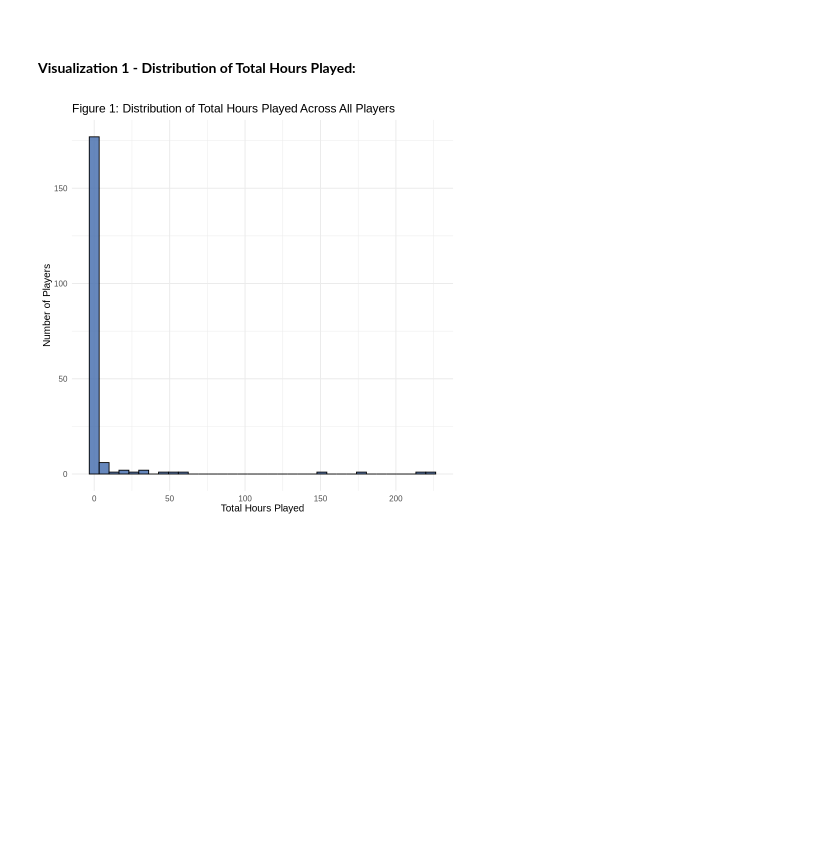
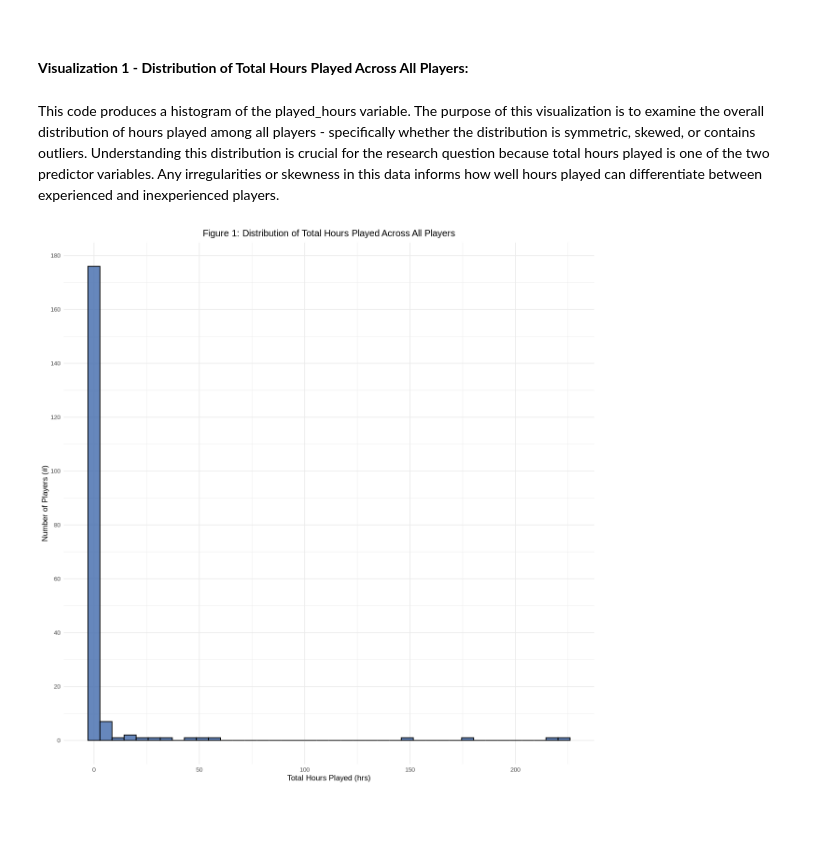
Before and after one commit to gaida123/dsci-100-008-group-6, a Jupyter notebook: DSCI 100 Group Project Methods & Results.ipynb, the cells around one changed output. Saved outputs shown, nothing was run; the diff lists cells and outputs as text; code cells hidden in the pictures; blank space fills up the shorter version.

Commit message:
Described Methods Narrating Analysis Code
Gave description to each part of Methods and Results section to give understanding of what is happening in each code section.

```diff
--- a/DSCI 100 Group Project Methods & Results.ipynb
+++ b/DSCI 100 Group Project Methods & Results.ipynb
@@ -107,22 +127,28 @@ A tibble: 1 × 4
 # %% [markdown]
 <br>
 # %% [markdown]
-**Visualization 1 - Distribution of Total Hours Played:**
+**Visualization 1 - Distribution of Total Hours Played Across All Players:**
-# %%
-totalplayed_hours <- ggplot(data, aes(x = played_hours)) +
-  geom_histogram(
-    fill = "#4C72B0",
-    color = "black",
-    bins = 35,
-    alpha = 0.85) +
-  labs(title = "Figure 1: Distribution of Total Hours Played Across All Players",
-    x = "Total Hours Played",
-    y = "Number of Players") +
-theme_minimal(base_size = 12)
-
-totalplayed_hours
-# %% [output]
-[figure, removed]
+# %% [markdown]
+This code produces a histogram of the played_hours variable. The purpose of this visualization is to examine the overall distribution of hours played among all players - specifically whether the distribution is symmetric, skewed, or contains outliers. Understanding this distribution is crucial for the research question because total hours played is one of the two predictor variables. Any irregularities or skewness in this data informs how well hours played can differentiate between experienced and inexperienced players.
+# %%
+options(repr.plot.width = 10, repr.plot.height = 10)
+
+vis1_hours_distribution <- data_players |>
+  ggplot(aes(x = played_hours)) +
+  geom_histogram(bins = 40,
+                 fill = "#4C72B0",
+                 color = "black",
+                 alpha = 0.85) +
+  scale_y_continuous(n.breaks = 10) +
+  labs(title = "Figure 1: Distribution of Total Hours Played Across All Players",
+       x = "Total Hours Played (hrs)",
+       y = "Number of Players (#)") +
+  theme_minimal(base_size = 10) +
+  theme(plot.title = element_text(hjust = 0.5))
+
+vis1_hours_distribution
+# %% [output]
+[figure, added]
 # %% [markdown]
 <br>
 # %% [markdown]
```
Also changed, not shown: parts of 19 cells of this notebook.
